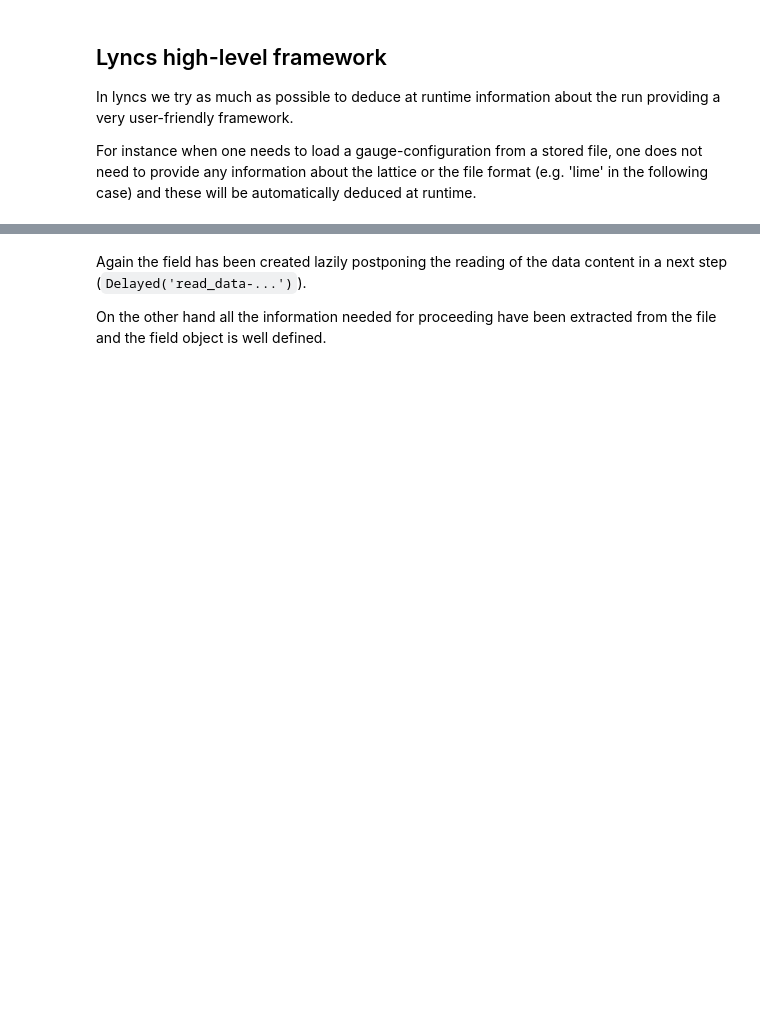
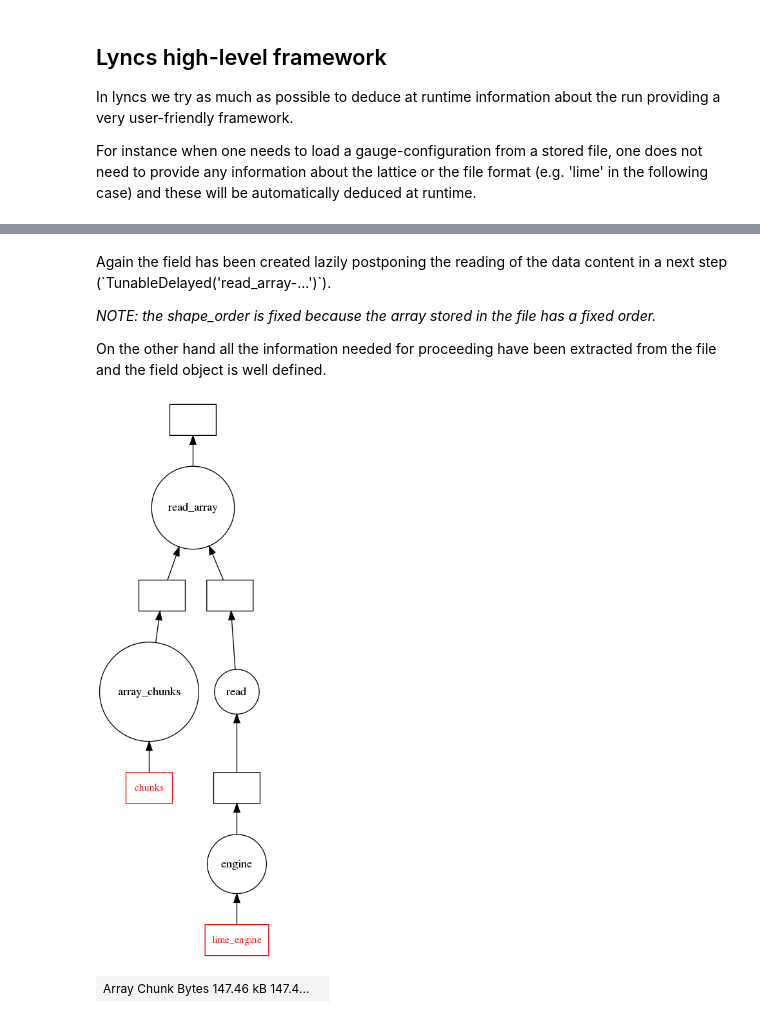
Before and after one commit to Lyncs-API/lyncs, a Jupyter notebook: notebooks/Lyncs.ipynb, the cells around one changed output, grey strips where cells are left out. Drawn from its saved outputs; the diff is of its cells as text; code cells hidden in the pictures; blank space fills up the shorter version.

Commit message:
Adding description of lime reading

```diff
--- a/notebooks/Lyncs.ipynb
+++ b/notebooks/Lyncs.ipynb
@@ -128,4 +127,15 @@ Field(array = Delayed('read_data-6f888015-80bb-40ec-9752-1f82e650760b'),
 # %% [markdown]
-Again the field has been created lazily postponing the reading of the data content in a next step (`Delayed('read_data-...')`).
+Again the field has been created lazily postponing the reading of the data content in a next step (\`TunableDelayed('read_array-...')\`).
+
+*NOTE: the shape_order is fixed because the array stored in the file has a fixed order.*
 
 On the other hand all the information needed for proceeding have been extracted from the file and the field object is well defined.
+# %%
+gauge_conf.array.visualize()
+# %% [output]
+[figure, added]
+# %%
+gauge_conf.chunks.tune()
+gauge_conf.array
+# %% [output]
+| Array Chunk Bytes 147.46 kB 147.4... |  |
```
Also changed, not shown: parts of 3 cells of this notebook.
